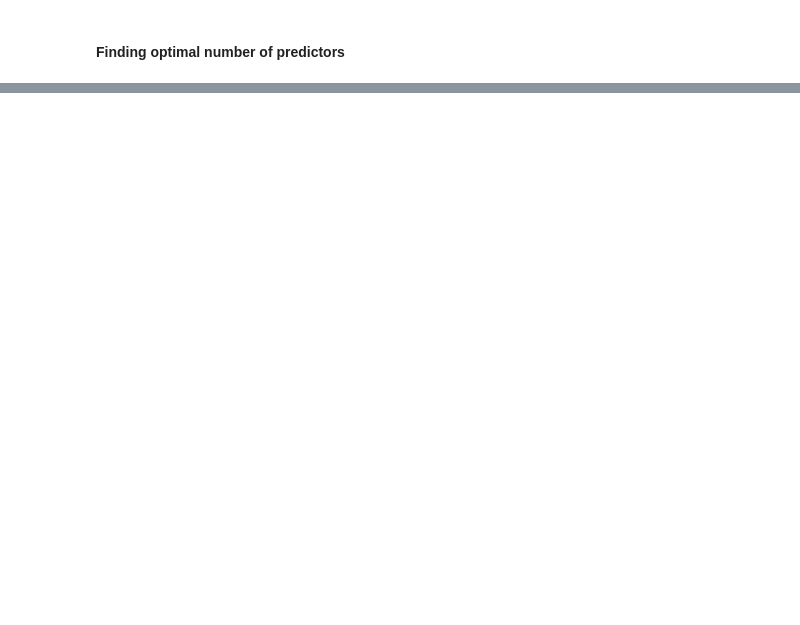
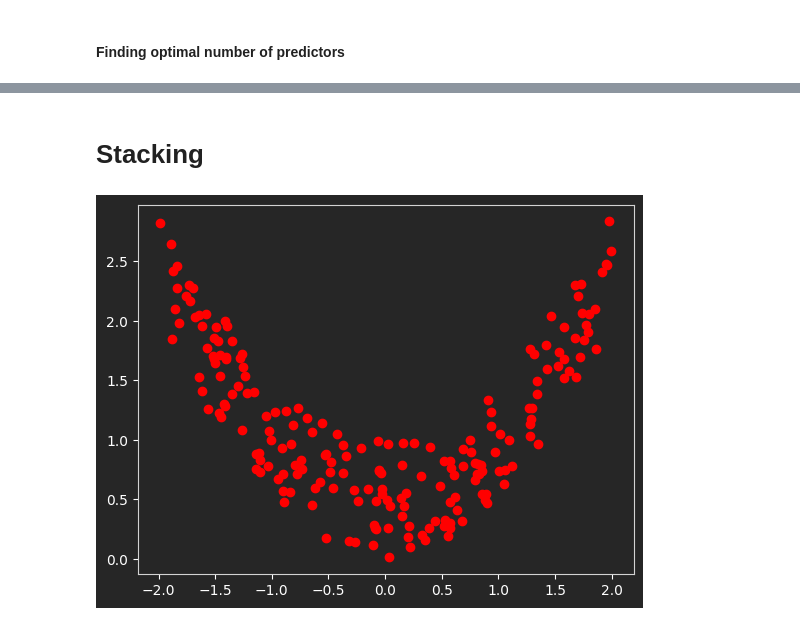
Before and after one commit to abhishak3/MLM, a Jupyter notebook: EnsembleLearning.ipynb, the cells around one changed output, grey strips where cells are left out. Cells and saved outputs as stored; diff of their text form; code cells hidden in the pictures; blank space fills up the shorter version.

Commit message:
stacking

```diff
--- a/EnsembleLearning.ipynb
+++ b/EnsembleLearning.ipynb
@@ -329 +329,3 @@ for n_estimator in range(1, 200):
 6
+# %% [markdown]
+# Stacking
@@ -329,0 +351,9 @@ for n_estimator in range(1, 200):
+# %%
+n_samples = 200
+X = 4*np.random.rand(n_samples,1) - 2
+y = 0.5*X**2 + np.random.rand(n_samples,1)
+# %%
+plt.plot(X, y, 'ro')
+plt.show()
+# %% [output]
+[figure, added]
```
Also changed, not shown: parts of 22 cells of this notebook.
